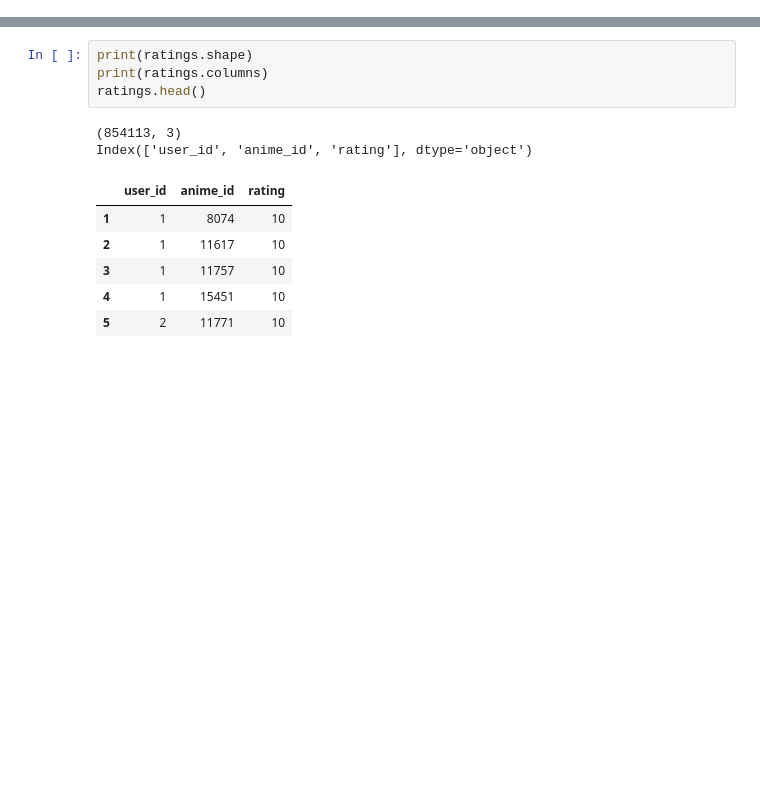
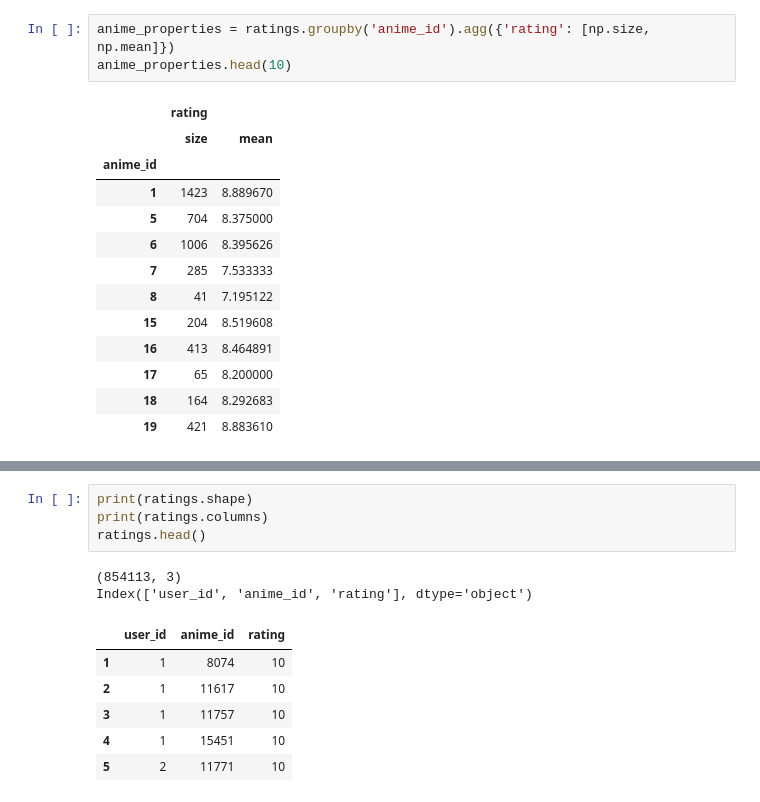
Before and after one commit to Capstone-Project-group/Recommender-System, a Jupyter notebook: Data-Prep.ipynb, the cells around one changed output, grey strips where cells are left out. Saved outputs shown, nothing was run; the diff lists cells and outputs as text; blank space fills up the shorter version.

```diff
--- a/Data-Prep.ipynb
+++ b/Data-Prep.ipynb
@@ -59,0 +41,17 @@ anime_rating_count.head(10)
+# %%
+anime_properties = ratings.groupby('anime_id').agg({'rating': [np.size, np.mean]})
+anime_properties.head(10)
+# %% [output]
+|  | rating |  |
+|  | size | mean |
+| anime_id |  |  |
+| 1 | 1423 | 8.889670 |
+| 5 | 704 | 8.375000 |
+| 6 | 1006 | 8.395626 |
+| 7 | 285 | 7.533333 |
+| 8 | 41 | 7.195122 |
+| 15 | 204 | 8.519608 |
+| 16 | 413 | 8.464891 |
+| 17 | 65 | 8.200000 |
+| 18 | 164 | 8.292683 |
+| 19 | 421 | 8.883610 |
```
Also changed, not shown: parts of 21 cells of this notebook, 2 other files.
